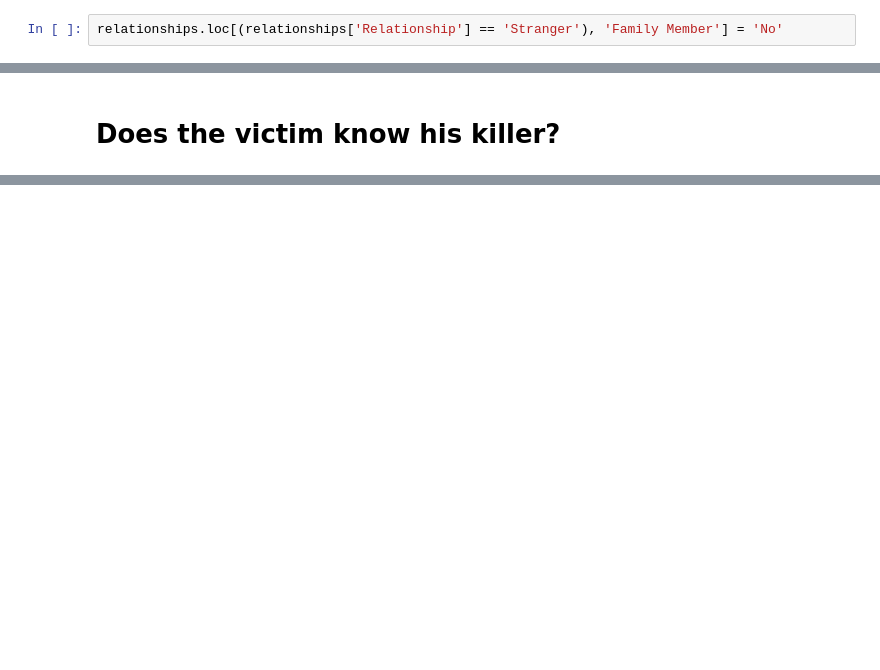
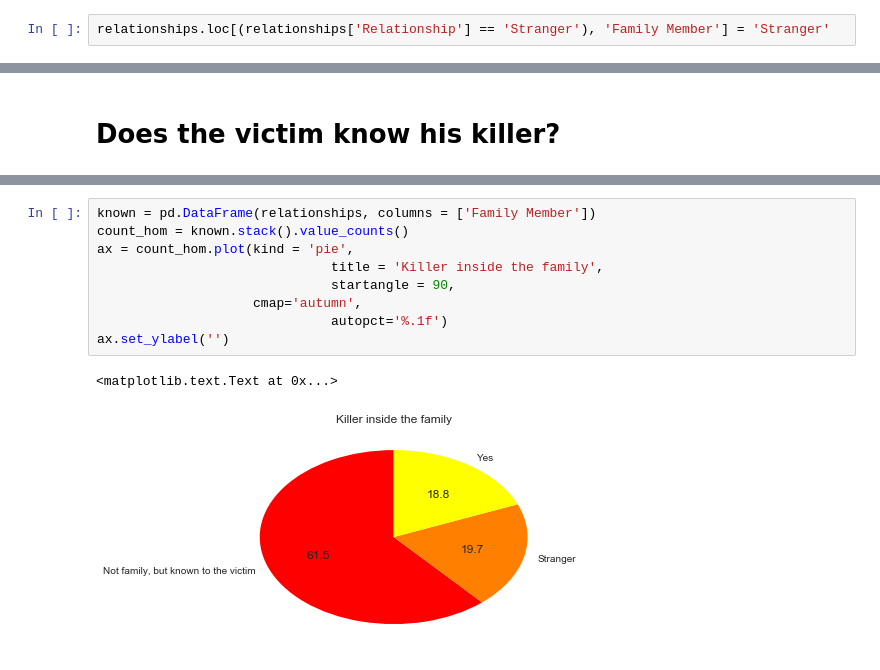
Before and after one commit to cathrinesot/studioprojects, a Jupyter notebook: code/fbi/FBI.ipynb, the cells around one changed output, grey strips where cells are left out. Cells and saved outputs as stored; diff of their text form; blank space fills up the shorter version.

```diff
--- a/code/fbi/FBI.ipynb
+++ b/code/fbi/FBI.ipynb
@@ -420,7 +513,7 @@ relationships.loc[(relationships['Relationship'] == 'Daughter') | (relationships
 
 relationships.loc[(relationships['Relationship'] == 'Other family'), 'Family Member'] = 'Yes'
 # %%
-relationships.loc[(relationships['Relationship'] == 'Stranger'), 'Family Member'] = 'No'
+relationships.loc[(relationships['Relationship'] == 'Stranger'), 'Family Member'] = 'Stranger'
 # %%
 relationships.loc[(relationships['Relationship'] == 'Employee') | (relationships['Relationship'] == 'Boyfriend')
                   | (relationships['Relationship'] == 'Girlfriend') | (relationships['Relationship'] == 'Employer')
@@ -456,0 +556,12 @@ plt.savefig("known.pdf")
+# %%
+known = pd.DataFrame(relationships, columns = ['Family Member'])
+count_hom = known.stack().value_counts()
+ax = count_hom.plot(kind = 'pie',
+                              title = 'Killer inside the family',
+                              startangle = 90,
+                    cmap='autumn',
+                              autopct='%.1f')
+ax.set_ylabel('')
+# %% [output]
+<matplotlib.text.Text at 0x...>
+[figure, added]
```
Also changed, not shown: parts of 24 cells of this notebook, 6 other files.
